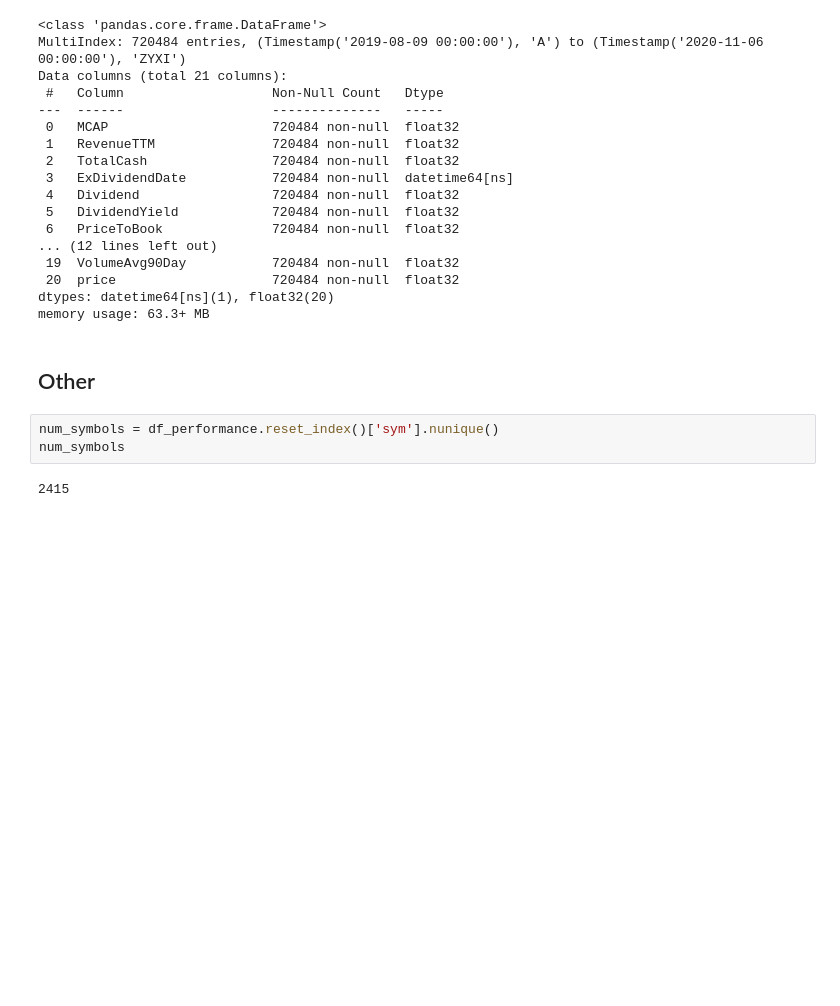
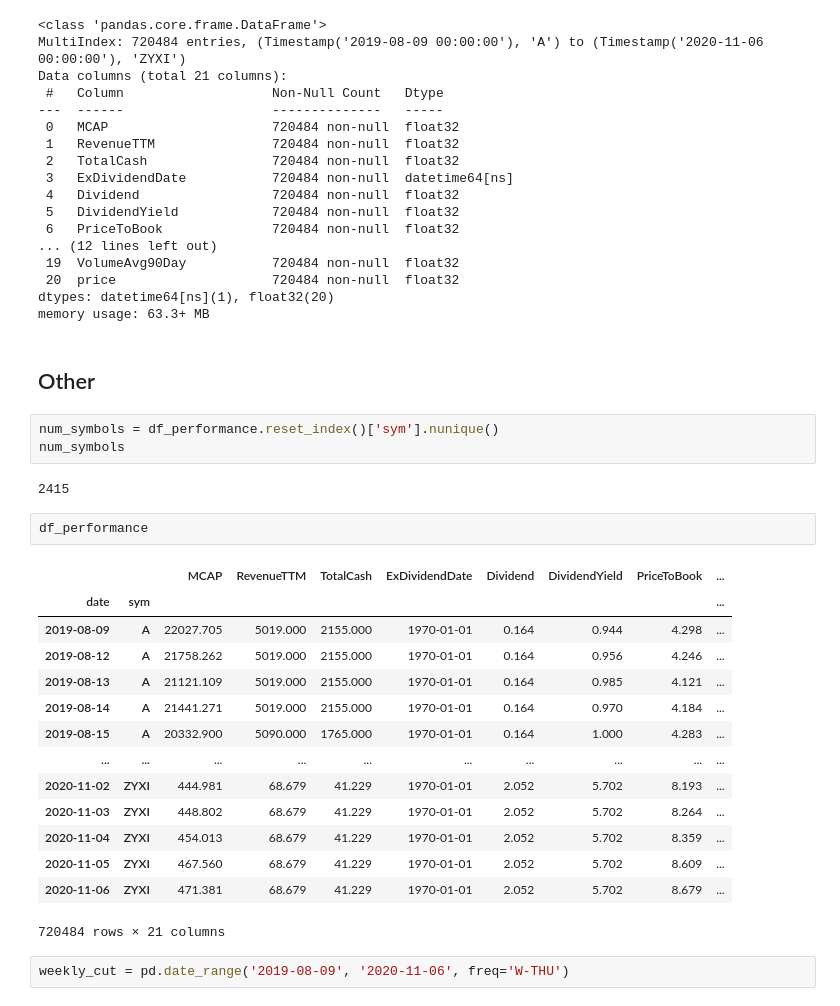
Before and after one commit to skelouse/capstone-stock-analysis, a Jupyter notebook: main.ipynb, the cells around one changed output. Drawn from its saved outputs; the diff is of its cells as text; blank space fills up the shorter version.

```diff
--- a/main.ipynb
+++ b/main.ipynb
@@ -1208,4 +1208,23 @@ num_symbols = df_performance.reset_index()['sym'].nunique()
 num_symbols
 # %% [output]
 2415
+# %%
+df_performance
+# %% [output]
+|  |  | MCAP | RevenueTTM | TotalCash | ExDividendDate | Dividend | DividendYield | PriceToBook | ... |
+| date | sym |  |  |  |  |  |  |  | ... |
+| 2019-08-09 | A | 22027.705 | 5019.000 | 2155.000 | 1970-01-01 | 0.164 | 0.944 | 4.298 | ... |
+| 2019-08-12 | A | 21758.262 | 5019.000 | 2155.000 | 1970-01-01 | 0.164 | 0.956 | 4.246 | ... |
+| 2019-08-13 | A | 21121.109 | 5019.000 | 2155.000 | 1970-01-01 | 0.164 | 0.985 | 4.121 | ... |
+| 2019-08-14 | A | 21441.271 | 5019.000 | 2155.000 | 1970-01-01 | 0.164 | 0.970 | 4.184 | ... |
+| 2019-08-15 | A | 20332.900 | 5090.000 | 1765.000 | 1970-01-01 | 0.164 | 1.000 | 4.283 | ... |
+| ... | ... | ... | ... | ... | ... | ... | ... | ... | ... |
+| 2020-11-02 | ZYXI | 444.981 | 68.679 | 41.229 | 1970-01-01 | 2.052 | 5.702 | 8.193 | ... |
+| 2020-11-03 | ZYXI | 448.802 | 68.679 | 41.229 | 1970-01-01 | 2.052 | 5.702 | 8.264 | ... |
+| 2020-11-04 | ZYXI | 454.013 | 68.679 | 41.229 | 1970-01-01 | 2.052 | 5.702 | 8.359 | ... |
+| 2020-11-05 | ZYXI | 467.560 | 68.679 | 41.229 | 1970-01-01 | 2.052 | 5.702 | 8.609 | ... |
+| 2020-11-06 | ZYXI | 471.381 | 68.679 | 41.229 | 1970-01-01 | 2.052 | 5.702 | 8.679 | ... |
+720484 rows × 21 columns
+# %%
+weekly_cut = pd.date_range('2019-08-09', '2020-11-06', freq='W-THU')
 # %%
```
Also changed, not shown: parts of 2 cells of this notebook.
